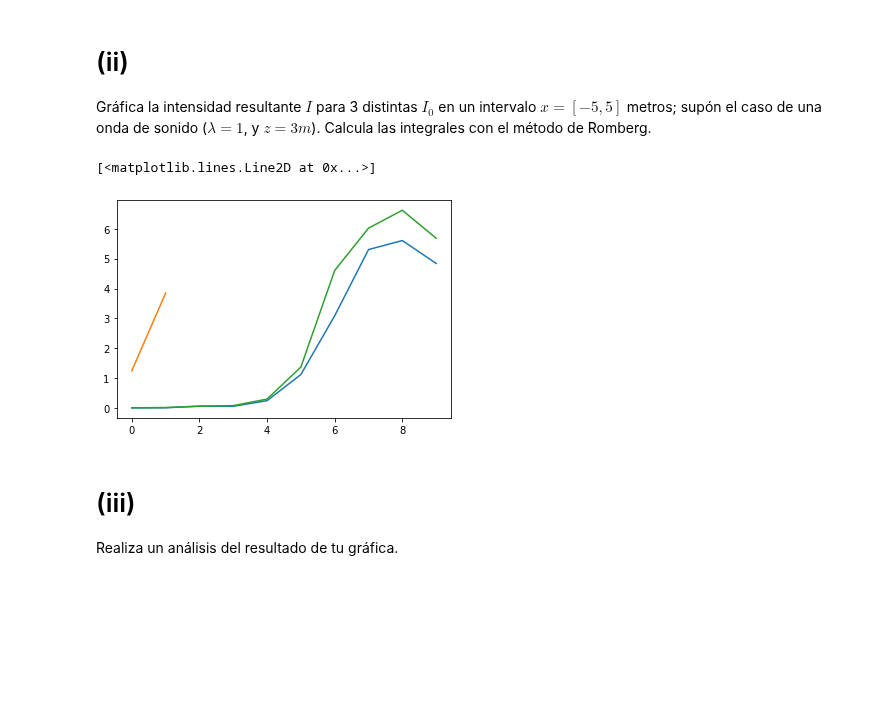
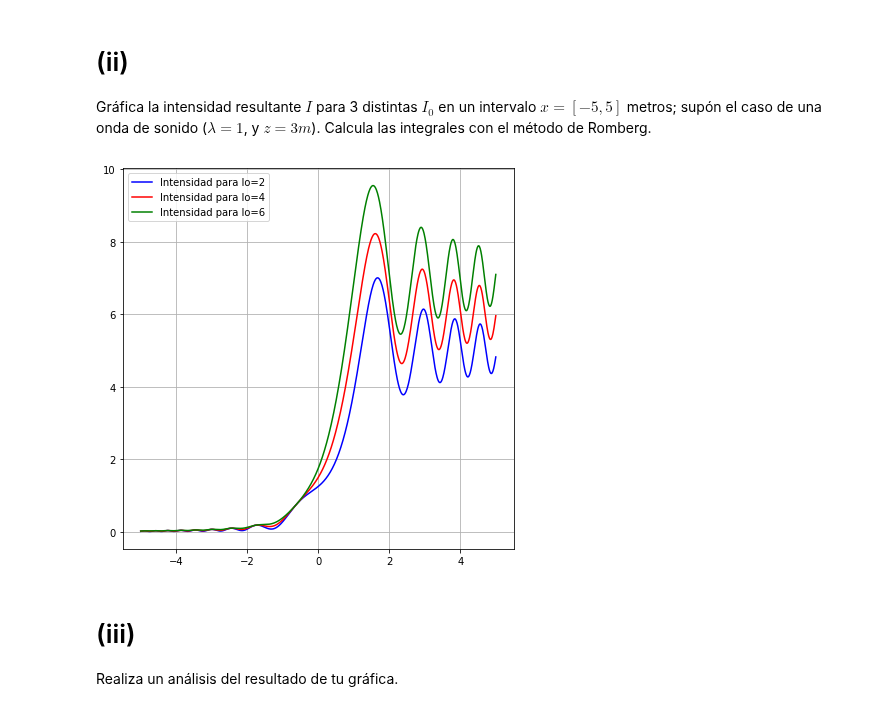
Before and after one commit to AndresAVargas/Fisica_Computacional, a Jupyter notebook: Tareas/Tarea_2_Andrés_Adrián_Vargas_Sánchez.ipynb, the cells around one changed output. Cells and saved outputs as stored; diff of their text form; code cells hidden in the pictures; blank space fills up the shorter version.

```diff
--- a/Tareas/Tarea_2_Andrés_Adrián_Vargas_Sánchez.ipynb
+++ b/Tareas/Tarea_2_Andrés_Adrián_Vargas_Sánchez.ipynb
@@ -324,33 +324,36 @@ print(IIo(5,1,3))
 # (ii)
 Gráfica la intensidad resultante $I$ para 3 distintas $I_{0}$ en un intervalo $x = [−5, 5]$ metros; supón el caso de una onda de sonido ($λ = 1$, y $z = 3m$). Calcula las integrales con el método de Romberg.
 # %%
+x=np.linspace(-5,5,1000)
 Io1=[]
 Io2=[]
 Io3=[]
 def Intensidad(x,λ,z,Io):
     u=x*sqrt(2/(λ*z))
     C=Romberg(f1,0,u,1e-6)
     S=Romberg(f2,0,u,1e-6)
     In=(Io/8)*((2*C+1)**2)+((2*S+1)**2)
     return In
-#Para Io=0.5
-for a in range(-5,5):
-    ia=Intensidad(a,1,3,1)
+# Para Io=2
+for a in x:
+    ia=Intensidad(a,1,3,2)
     Io1.append(ia)
-# Para Io=1
-for b in range(2):
-    ib=Intensidad(b,1,3,2)
+# Para Io=4
+for b in x:
+    ib=Intensidad(b,1,3,4)
     Io2.append(ib)
-# Para Io=1.5
-for c in range(-5,5):
-    ic=Intensidad(c,1,3,3)
+# Para Io=6
+for c in x:
+    ic=Intensidad(c,1,3,6)
     Io3.append(ic)
-plot(Io1)
-plot(Io2)
-plot(Io3)
+figure(figsize=(7, 7))
+plot(x,Io1,color="blue", label='Intensidad para Io=2')
+plot(x,Io2,color="red", label='Intensidad para Io=4')
+plot(x,Io3,color="green", label='Intensidad para Io=6')
+legend()
+grid()
 # %% [output]
-[<matplotlib.lines.Line2D at 0x...>]
-[figure, old version]
+[figure, new version]
 # %% [markdown]
 # (iii)
 Realiza un análisis del resultado de tu gráfica.
```
